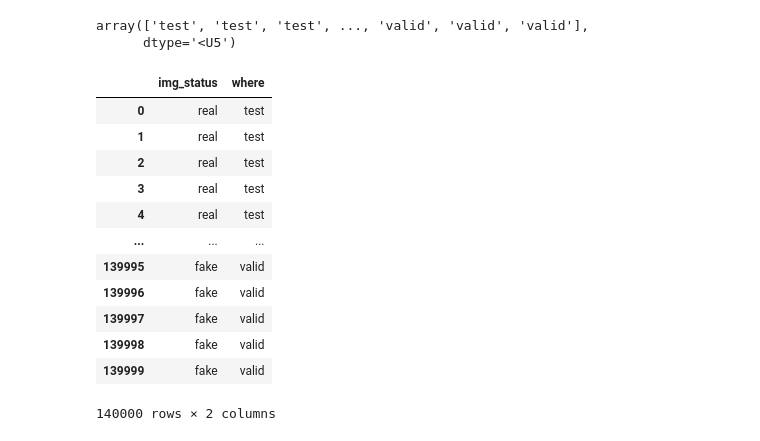
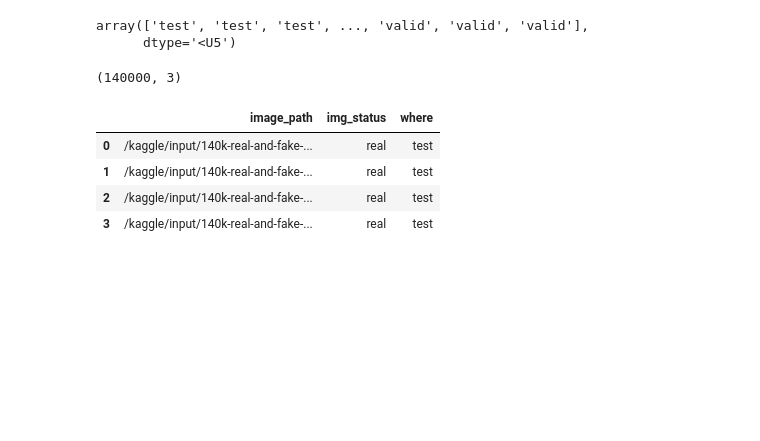
Before and after one commit to marreapato/Deep-Fake-Generated-People-Facial-Recognition, a Jupyter notebook: preprocess/pre-processing-images.ipynb, the cells around one changed output. Cells and saved outputs as stored; diff of their text form; code cells hidden in the pictures; blank space fills up the shorter version.

Commit message:
Kaggle Notebook | Pre-Processing Images | Version 4

```diff
--- a/preprocess/pre-processing-images.ipynb
+++ b/preprocess/pre-processing-images.ipynb
@@ -54,0 +57,9 @@ realtestimg = "/kaggle/input/140k-real-and-fake-faces/real_vs_fake/real-vs-fake/
+# %%
+realtestimg = "/kaggle/input/140k-real-and-fake-faces/real_vs_fake/real-vs-fake/test/real/"+pd.Series(realtest).astype(str)
+faketestimg = "/kaggle/input/140k-real-and-fake-faces/real_vs_fake/real-vs-fake/test/fake/"+pd.Series(faketest).astype(str)
+realtrainimg = "/kaggle/input/140k-real-and-fake-faces/real_vs_fake/real-vs-fake/train/real/"+pd.Series(realtrain).astype(str)
+faketrainimg = "/kaggle/input/140k-real-and-fake-faces/real_vs_fake/real-vs-fake/train/fake/"+pd.Series(faketrain).astype(str)
+realvalimg = "/kaggle/input/140k-real-and-fake-faces/real_vs_fake/real-vs-fake/valid/real/"+pd.Series(realval).astype(str)
+fakevalimg = "/kaggle/input/140k-real-and-fake-faces/real_vs_fake/real-vs-fake/valid/fake/"+pd.Series(fakeval).astype(str)
+# %%
+series_images = pd.concat([realtestimg,faketestimg,realtrainimg,faketrainimg,realvalimg,fakevalimg])
@@ -79,18 +94,15 @@ list_of_segmentationcon
 array(['test', 'test', 'test', ..., 'valid', 'valid', 'valid'],
       dtype='<U5')
 # %%
-pd.DataFrame({'img_status':list_of_typescon.tolist(),'where':list_of_segmentationcon.tolist()})
+df_imagesdfake = pd.DataFrame({'image_path':series_images,'img_status':list_of_typescon.tolist(),'where':list_of_segmentationcon.tolist()})
+df_imagesdfake.shape
 # %% [output]
-|  | img_status | where |
-| 0 | real | test |
-| 1 | real | test |
-| 2 | real | test |
-| 3 | real | test |
-| 4 | real | test |
-| ... | ... | ... |
-| 139995 | fake | valid |
-| 139996 | fake | valid |
-| 139997 | fake | valid |
-| 139998 | fake | valid |
-| 139999 | fake | valid |
-140000 rows × 2 columns
+(140000, 3)
+# %%
+df_imagesdfake.head(4)
+# %% [output]
+|  | image_path | img_status | where |
+| 0 | /kaggle/input/140k-real-and-fake-... | real | test |
+| 1 | /kaggle/input/140k-real-and-fake-... | real | test |
+| 2 | /kaggle/input/140k-real-and-fake-... | real | test |
+| 3 | /kaggle/input/140k-real-and-fake-... | real | test |
```
Also changed, not shown: parts of 5 cells of this notebook.
